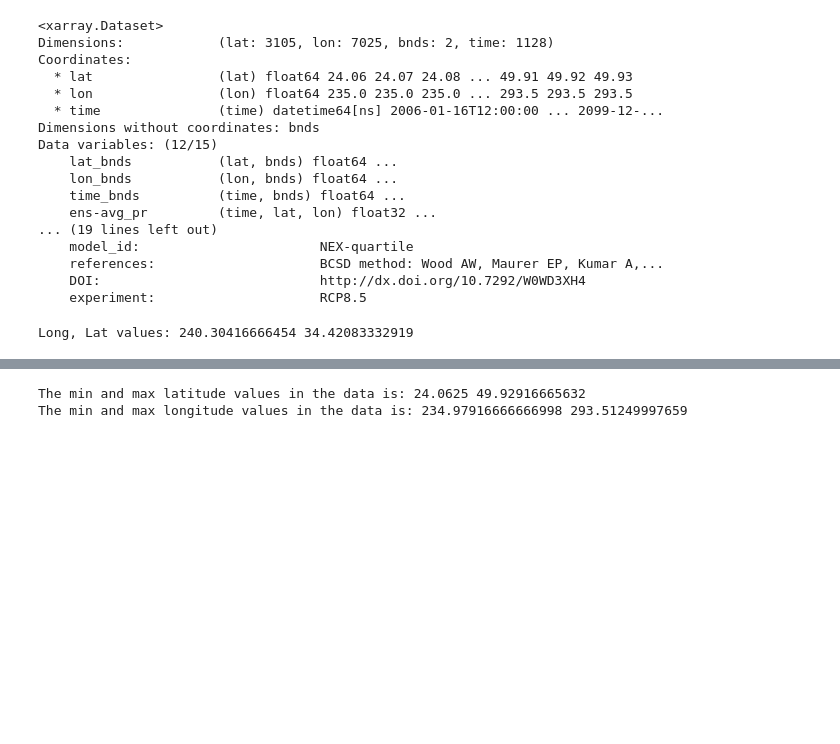
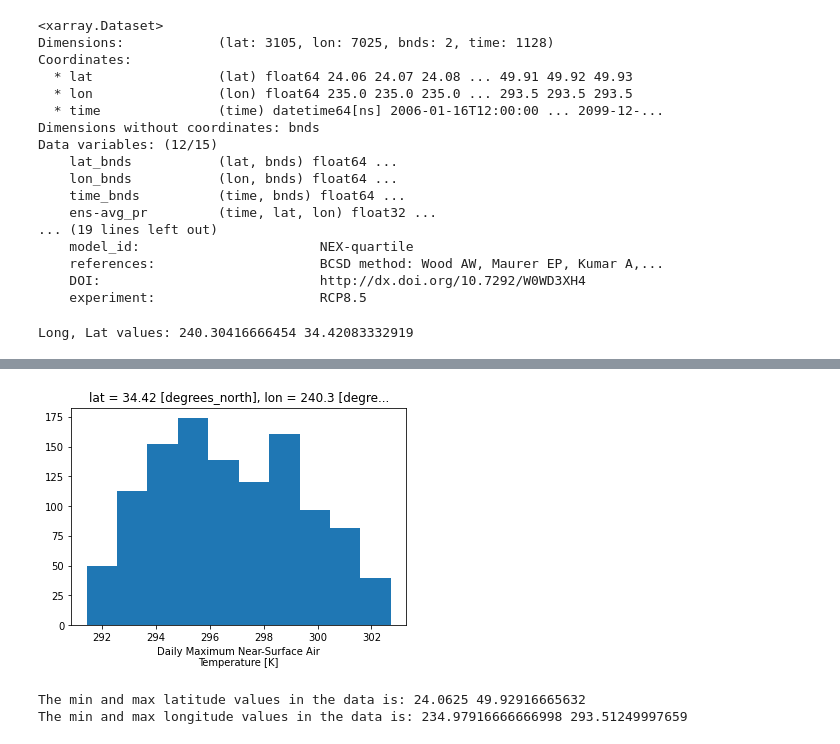
Before and after one commit to nex-dcp30-intro/notebook, a Jupyter notebook: desik-copy.ipynb, the cells around one changed output, grey strips where cells are left out. Cells and saved outputs as stored; diff of their text form; code cells hidden in the pictures; blank space fills up the shorter version.

```diff
--- a/desik-copy.ipynb
+++ b/desik-copy.ipynb
@@ -90,3 +105,9 @@ central_lat
+# %%
+# Plot a quick histogram
+sb_max_temp.plot.hist()
+plt.show()
+# %% [output]
+[figure, added]
 # %%
 # View first 5 latitude values
 max_temp_xr["ens-avg_tasmax"]["lat"].values[:5]
```
Also changed, not shown: parts of 15 cells of this notebook, 1 other file.
